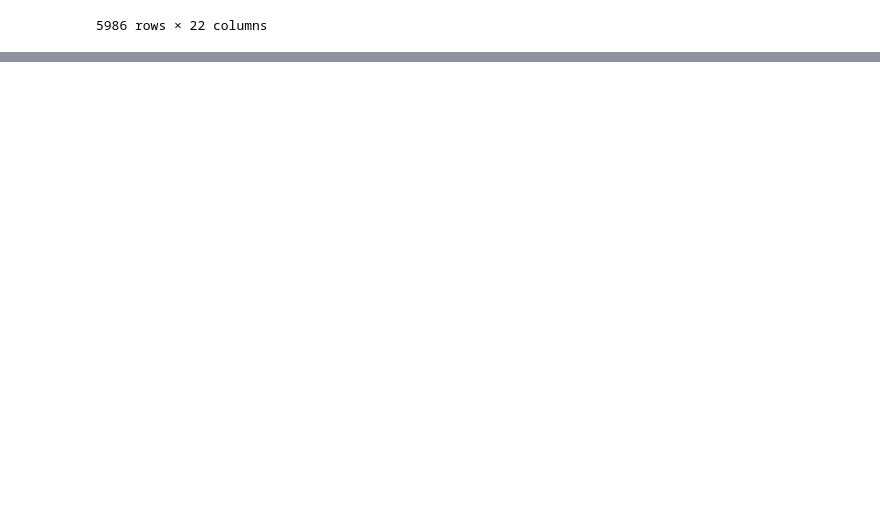
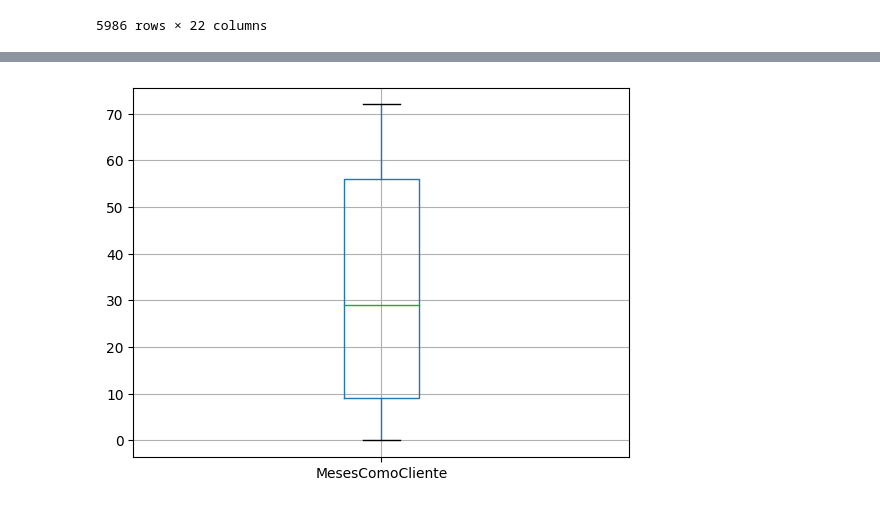
Before and after one commit to HodricVieira/Projeto-ICD-2022, a Jupyter notebook: projeto-dataset.ipynb, the cells around one changed output, grey strips where cells are left out. Drawn from its saved outputs; the diff is of its cells as text; code cells hidden in the pictures; blank space fills up the shorter version.

```diff
--- a/projeto-dataset.ipynb
+++ b/projeto-dataset.ipynb
@@ -58,0 +66,5 @@ plt.show()
+# %%
+data.boxplot(column=["MesesComoCliente"])
+plt.show()
+# %% [output]
+[figure, added]
```
Also changed, not shown: parts of 4 cells of this notebook.
